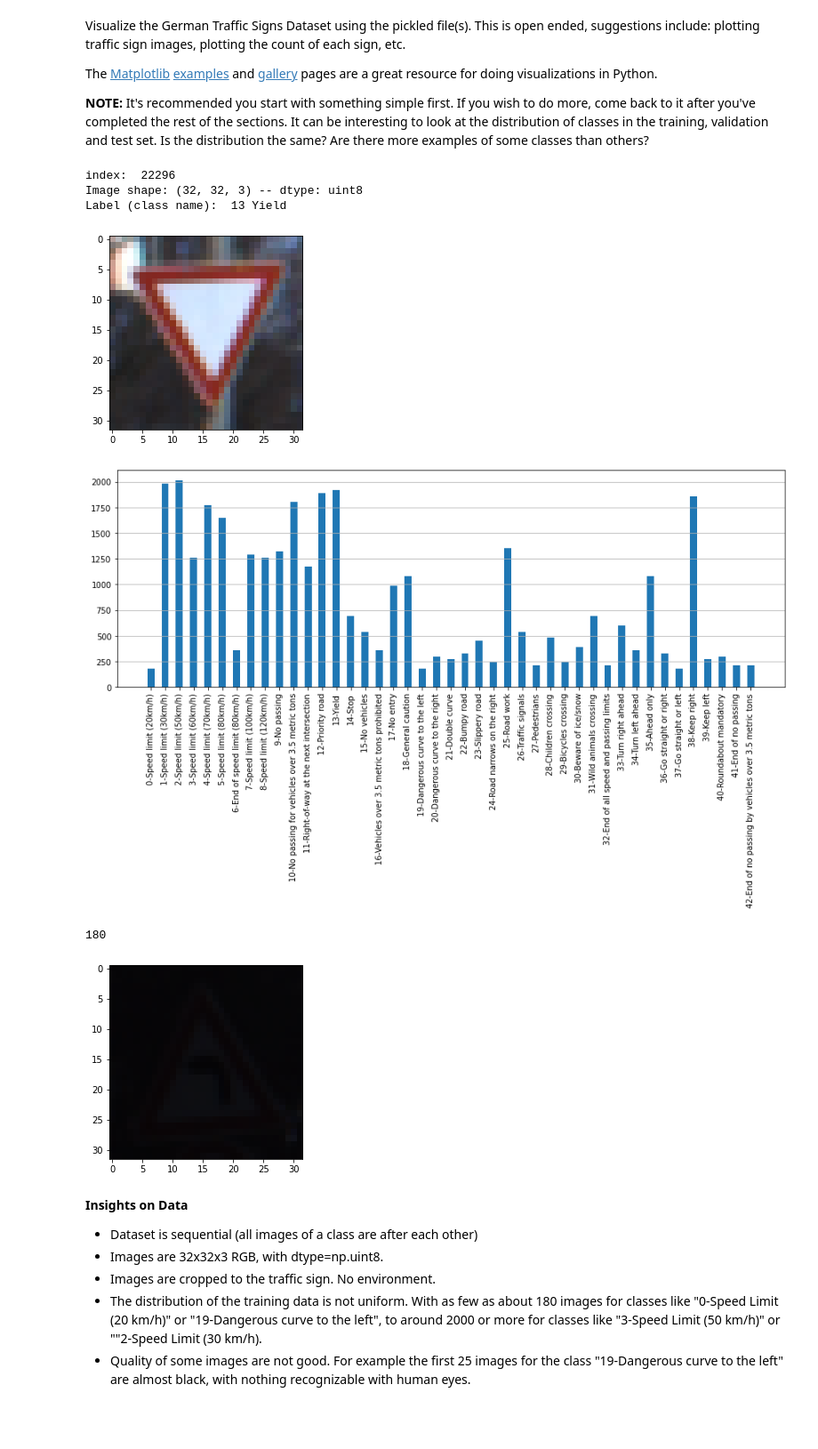
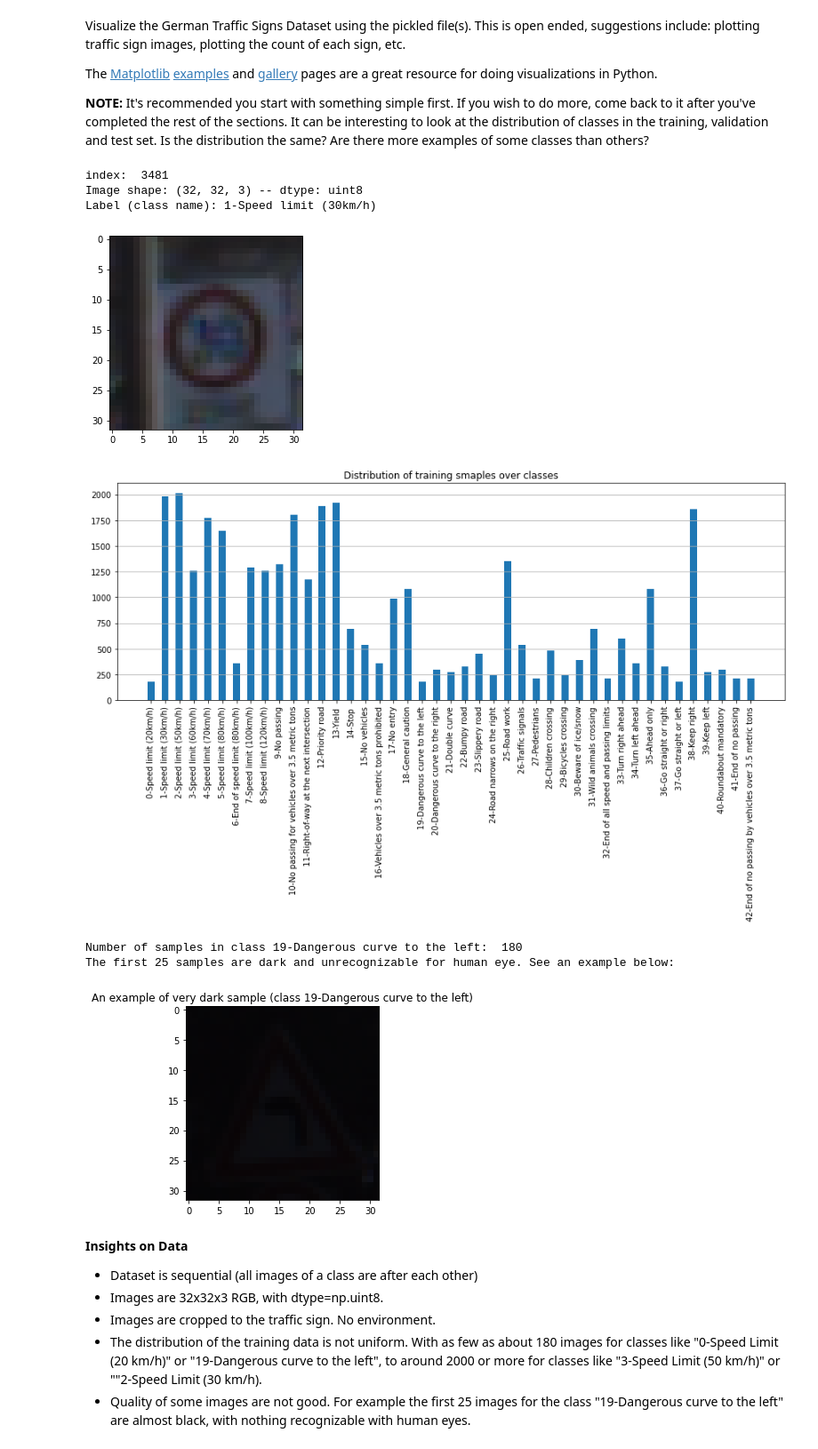
Before and after one commit to zardosht/udacity_selfdriving_car, a Jupyter notebook: P3_Traffic_Sign_Classifier/Traffic_Sign_Classifier.ipynb, the cells around one changed output. Shown at 89% size. Cells and saved outputs as stored; diff of their text form; code cells hidden in the pictures; blank space fills up the shorter version.

```diff
--- a/P3_Traffic_Sign_Classifier/Traffic_Sign_Classifier.ipynb
+++ b/P3_Traffic_Sign_Classifier/Traffic_Sign_Classifier.ipynb
@@ -120,53 +107,57 @@ The [Matplotlib](http://matplotlib.org/) [examples](http://matplotlib.org/exampl
 
 **NOTE:** It's recommended you start with something simple first. If you wish to do more, come back to it after you've completed the rest of the sections. It can be interesting to look at the distribution of classes in the training, validation and test set. Is the distribution the same? Are there more examples of some classes than others?
 # %%
-### Data exploration visualization code goes here.
-### Feel free to use as many code cells as needed.
 import matplotlib.pyplot as plt
 import random
 # Visualizations will be shown in the notebook.
 %matplotlib inline
 
 # random.seed(0)
 index = random.randint(0, len(X_train))
 print("index: ", index)
 image = X_train[index]
 image_shape = image.shape
 print(f"Image shape: {image_shape} -- dtype: {image.dtype}")
 label = y_train[index]
-print("Label (class name): ", label, class_id_sign_name_dict[label])
-fig, ax11 = plt.subplots()
-ax11.imshow(image)
+print(f"Label (class name): {label}-{class_id_sign_name_dict[label]}")
+fig, ax = plt.subplots()
+ax.imshow(image)
 plt.show()
 
 
 distribution = {}
 for key in class_id_sign_name_dict:
     features = X_train[y_train==key]
     distribution[key] = features
 
 class_ids = list(class_id_sign_name_dict.keys())
 images_per_class = [len(distribution[i]) for i in class_ids]
 
 chart_labels = [f"{i}-{classname}" for i, classname in class_id_sign_name_dict.items()]
-plt.figure(figsize=(15, 5))
-plt.bar(class_ids, images_per_class, width=0.5)
-plt.xticks(ticks=class_ids, labels=chart_labels, rotation="vertical");
-plt.grid(axis="y")
+fig, ax = plt.subplots(1, 1, figsize=(15, 5))
+ax.bar(class_ids, images_per_class, width=0.5)
+ax.set_xticks(ticks=class_ids)
+ax.set_xticklabels(labels=chart_labels, rotation="vertical")
+ax.grid(axis="y")
+ax.set_title("Distribution of training smaples over classes")
 plt.show()
 
 
-print(len(distribution[19]))
-plt.imshow(distribution[19][25])
+print("Number of samples in class 19-Dangerous curve to the left: ", len(distribution[19]))
+print("The first 25 samples are dark and unrecognizable for human eye. See an example below:")
+fig, ax = plt.subplots()
+ax.imshow(distribution[19][25])
+ax.set_title("An example of very dark sample (class 19-Dangerous curve to the left)")
 plt.show()
 # %% [output]
-index:  22296
+index:  3481
 Image shape: (32, 32, 3) -- dtype: uint8
-Label (class name):  13 Yield
+Label (class name): 1-Speed limit (30km/h)
-[figure, old version]
+[figure, new version]
-[figure, old version]
+[figure, new version]
-180
+Number of samples in class 19-Dangerous curve to the left:  180
+The first 25 samples are dark and unrecognizable for human eye. See an example below:
-[figure, old version]
+[figure, new version]
 # %% [markdown]
 **Insights on Data**
 * Dataset is sequential (all images of a class are after each other)
```
Also changed, not shown: parts of 23 cells of this notebook, 18 other files.
